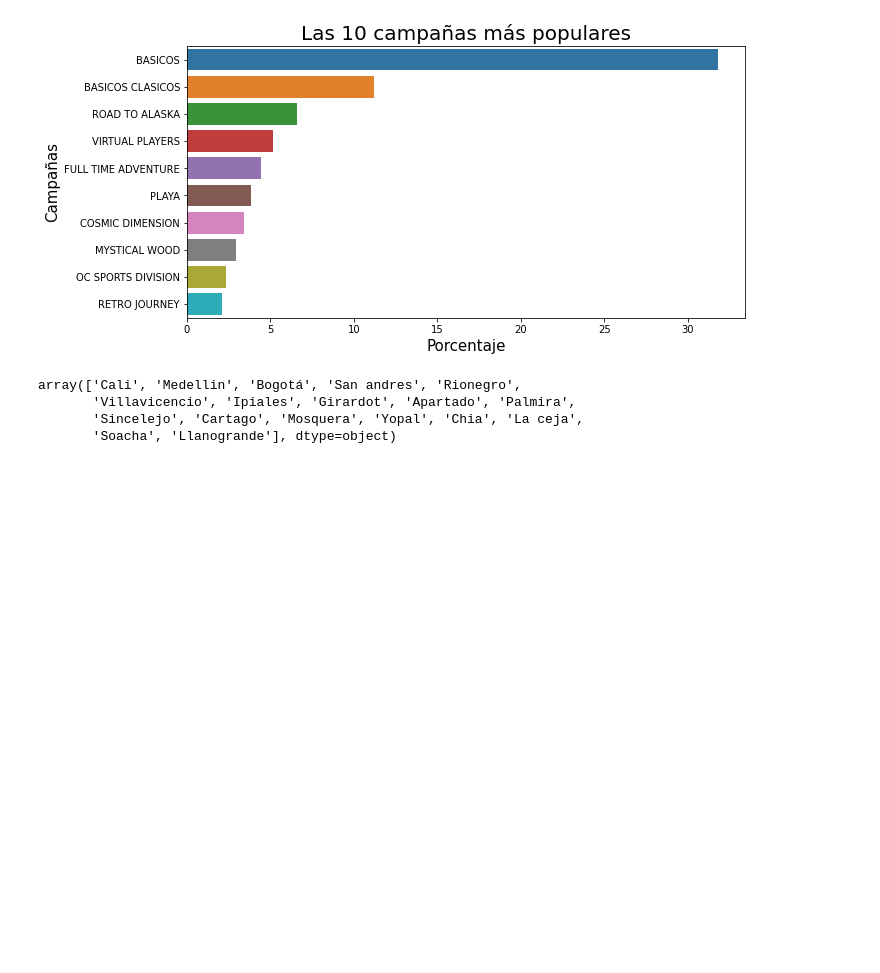
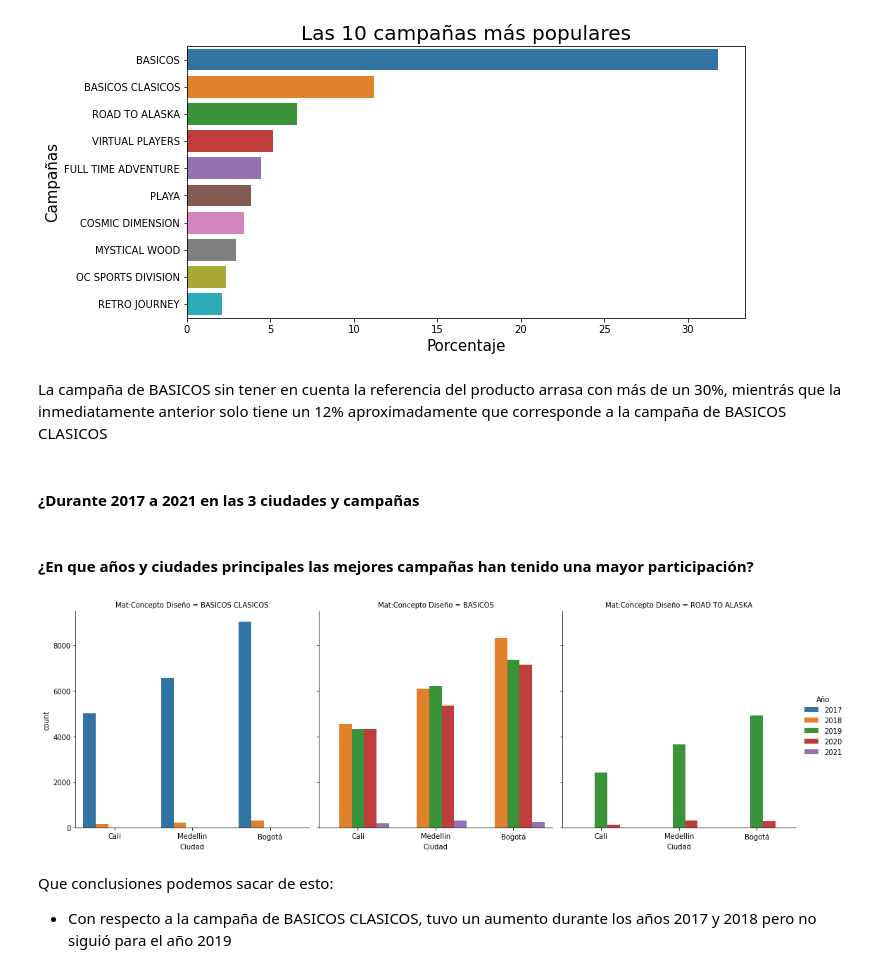
Before and after one commit to Eduarmma19/prueba_tecnica, a Jupyter notebook: Prueba_tecnica.ipynb, the cells around one changed output. Cells and saved outputs as stored; diff of their text form; code cells hidden in the pictures; blank space fills up the shorter version.

```diff
--- a/Prueba_tecnica.ipynb
+++ b/Prueba_tecnica.ipynb
@@ -196,7 +269,16 @@ sns.catplot( y= "Mat:Concepto Diseño", col = "Año",data = df_productos, kind=
-# %%
-df_total["Ciudad"].unique()
-# %% [output]
-array(['Cali', 'Medellin', 'Bogotá', 'San andres', 'Rionegro',
-       'Villavicencio', 'Ipiales', 'Girardot', 'Apartado', 'Palmira',
-       'Sincelejo', 'Cartago', 'Mosquera', 'Yopal', 'Chia', 'La ceja',
-       'Soacha', 'Llanogrande'], dtype=object)
+# %% [markdown]
+La campaña de BASICOS sin tener en cuenta la referencia del producto arrasa con más de un 30%, mientrás que la inmediatamente anterior solo tiene un 12% aproximadamente que corresponde a la campaña de BASICOS CLASICOS
+# %% [markdown]
+#### ¿Durante 2017 a 2021 en las 3 ciudades y campañas
+# %% [markdown]
+#### ¿En que años y ciudades principales las mejores campañas han tenido una mayor participación?
+# %%
+df_name_campanas = df_total['Mat:Concepto Diseño'].isin(['BASICOS CLASICOS','BASICOS','ROAD TO ALASKA']) & df_total['Ciudad'].isin(['Bogotá','Medellin','Cali',])
+df_filtrado = df_total[df_name_campanas]
+sns.catplot(x= 'Ciudad',kind= 'count',data = df_filtrado, col = 'Mat:Concepto Diseño' ,col_wrap=3, hue = "Año")
+plt.show()
+# %% [output]
+[figure, added]
+# %% [markdown]
+Que conclusiones podemos sacar de esto:
+- Con respecto a la campaña de BASICOS CLASICOS, tuvo un aumento durante los años 2017 y 2018 pero no siguió para el año 2019
```
Also changed, not shown: parts of 25 cells of this notebook.
